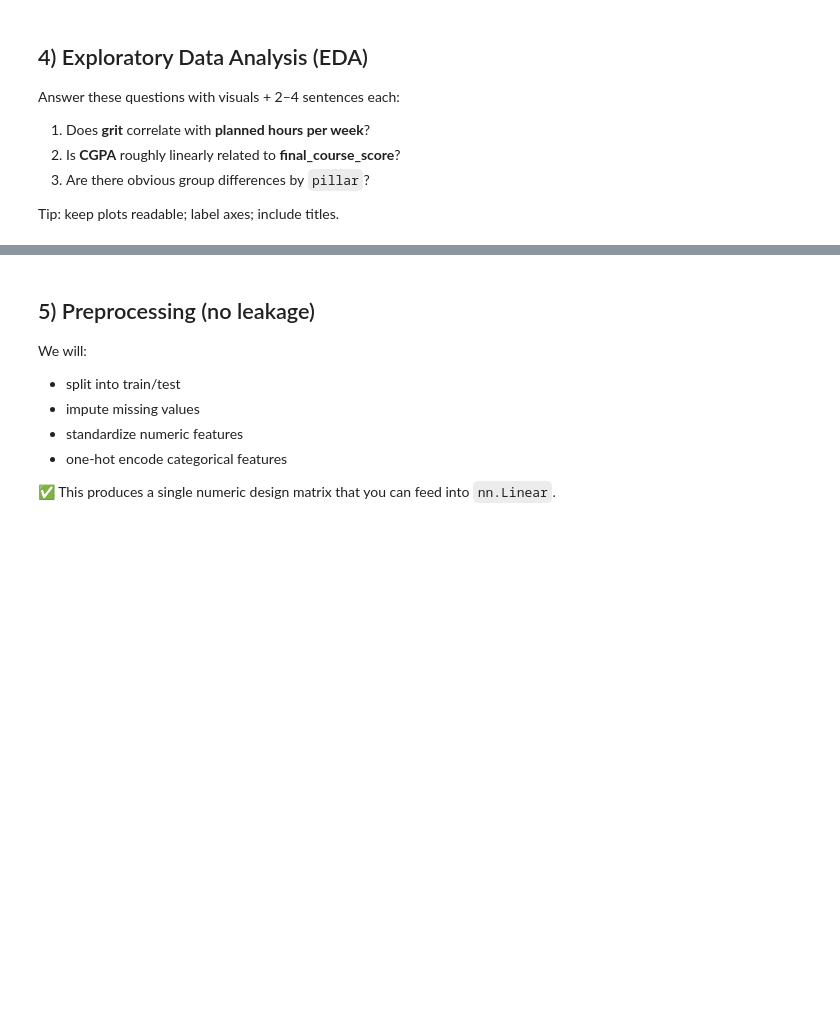
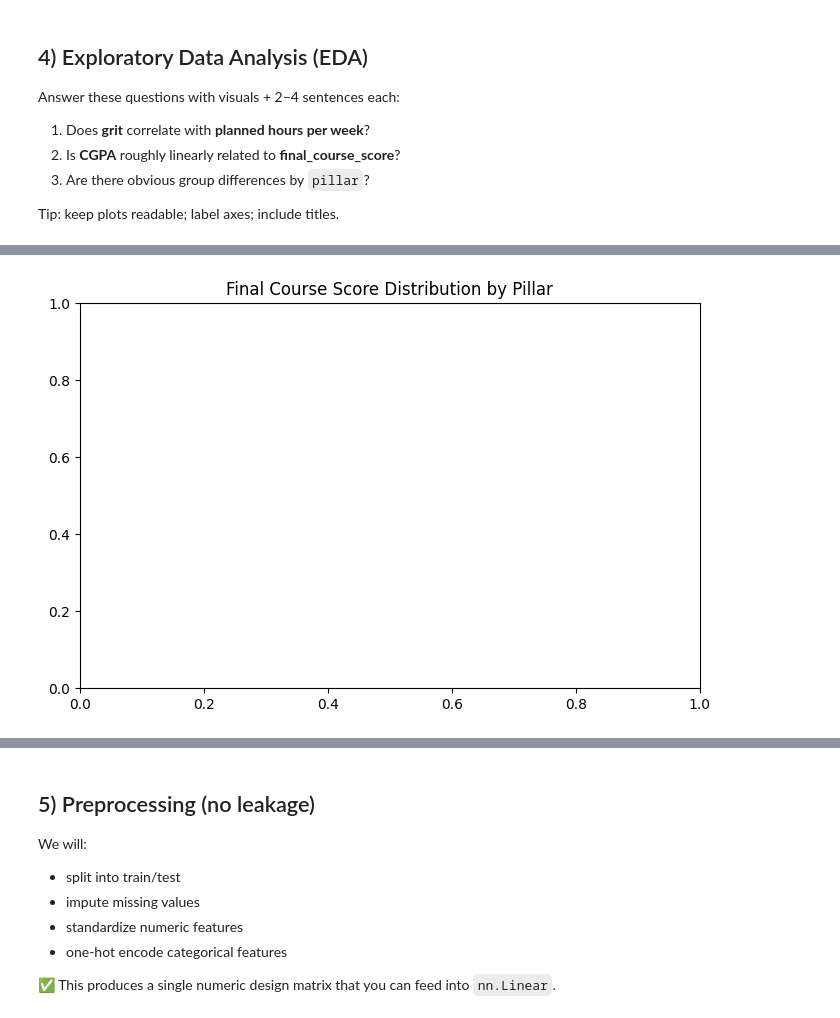
Before and after one commit to Yc1007942/cds_week4, a Jupyter notebook: cohort_analysis_eda(task2)/edm_task2.ipynb, the cells around one changed output, grey strips where cells are left out. Saved outputs shown, nothing was run; the diff lists cells and outputs as text; code cells hidden in the pictures; blank space fills up the shorter version.

```diff
--- a/cohort_analysis_eda(task2)/edm_task2.ipynb
+++ b/cohort_analysis_eda(task2)/edm_task2.ipynb
@@ -189,0 +302,9 @@ plt.show()
+# %%
+# 4.3 Separation by pillar
+plt.figure(figsize=(8, 5))
+# sns.boxplot(data=df, x='pillar', y='final_course_score', palette='bright')
+plt.title("Final Course Score Distribution by Pillar")
+plt.grid(False)
+plt.show()
+# %% [output]
+[figure, added]
```
Also changed, not shown: parts of 12 cells of this notebook, 1 other file.
